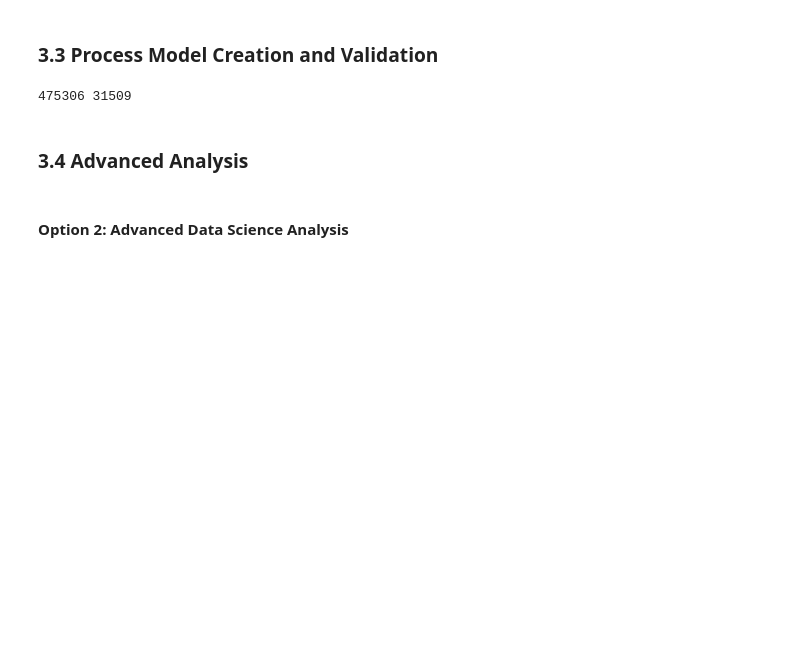
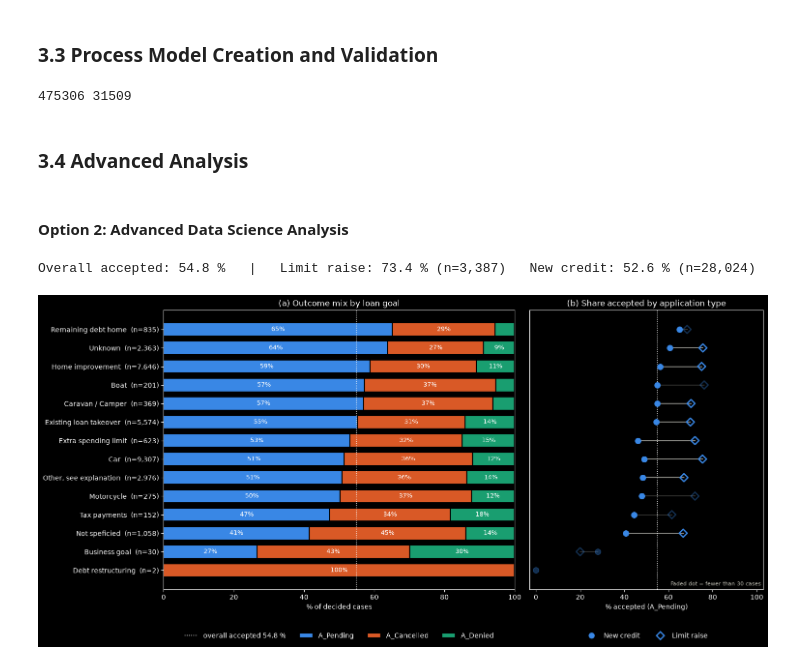
Before and after one commit to M1l3na24/First-Assignment-BPPSO-WS26-27, a Jupyter notebook: assignmentI.ipynb, the cells around one changed output. Cells and saved outputs as stored; diff of their text form; code cells hidden in the pictures; blank space fills up the shorter version.

```diff
--- a/assignmentI.ipynb
+++ b/assignmentI.ipynb
@@ -444,3 +604,80 @@ print(len(log), log["case:concept:name"].nunique())
 ### **3.4 Advanced Analysis**
 # %% [markdown]
 #### Option 2: Advanced Data Science Analysis
+# %%
+# %% Additional statistic 2: outcome by loan goal, split by application type
+OUT = ["A_Pending", "A_Cancelled", "A_Denied"]
+COL = {"A_Pending": "#3987e5", "A_Cancelled": "#d95926", "A_Denied": "#199e70"}   # same colours as the duration figure
+FADE_BELOW = 30   # dots based on fewer cases than this are drawn faded (small sample)
+
+d = cases[cases["outcome"].isin(OUT)].copy()          # only decided cases
+d["accepted"] = d["outcome"].eq("A_Pending")
+
+d["goal"] = d["loan_goal"]                           # every loan goal gets its own row
+
+# table: outcome mix + acceptance rate per application type
+mix = pd.crosstab(d["goal"], d["outcome"], normalize="index")[OUT] * 100
+by_app = d.groupby(["goal", "app_type"])["accepted"].agg(["mean", "size"]).unstack("app_type")
+tab = mix.assign(n=d["goal"].value_counts())
+tab["accepted_new_credit"]  = by_app[("mean", "New credit")] * 100
+tab["accepted_limit_raise"] = by_app[("mean", "Limit raise")] * 100
+tab["share_limit_raise"]    = by_app[("size", "Limit raise")] / tab["n"] * 100
+tab = tab.sort_values("A_Pending")                    # lowest acceptance first -> highest ends up on topdisplay(tab.round(1))
+
+overall = d["accepted"].mean() * 100
+by_type = d.groupby("app_type")["accepted"].agg(["mean", "size"])
+print(f"Overall accepted: {overall:.1f} %   |   " +
+      "   ".join(f"{k}: {r['mean']*100:.1f} % (n={int(r['size']):,})" for k, r in by_type.iterrows()))
+
+# figure
+plt.style.use("dark_background")
+fig, (ax1, ax2) = plt.subplots(1, 2, figsize=(16, 7.5), sharey=True,
+                               gridspec_kw={"width_ratios": [1.5, 1], "wspace": 0.05})
+y = np.arange(len(tab))
+labels = [f"{g}  (n={int(n):,})" for g, n in zip(tab.index, tab["n"])]
+
+# (a) 100 % stacked bars: outcome mix per loan goal
+left = np.zeros(len(tab))
+for o in OUT:
+    ax1.barh(y, tab[o], left=left, color=COL[o], height=0.72, label=o, edgecolor="black", linewidth=1.5)
+    for yi, (l, w) in enumerate(zip(left, tab[o])):
+        if w >= 8:
+            ax1.text(l + w / 2, yi, f"{w:.0f}%", ha="center", va="center", fontsize=9, color="white")
+    left += tab[o].values
+ax1.axvline(overall, color="white", linestyle=":", linewidth=1.2, label=f"overall accepted {overall:.1f} %")
+ax1.set(xlim=(0, 100), xlabel="% of decided cases", title="(a) Outcome mix by loan goal")
+ax1.set_yticks(y)
+ax1.set_yticklabels(labels)
+ax1.legend(loc="lower center", bbox_to_anchor=(0.5, -0.2), ncol=4, frameon=False)
+
+# (b) share accepted, split by application type (dumbbell)
+for yi, g in enumerate(tab.index):
+    nc, lr = tab.loc[g, "accepted_new_credit"], tab.loc[g, "accepted_limit_raise"]
+    n_lr = by_app.loc[g, ("size", "Limit raise")]
+    n_nc = by_app.loc[g, ("size", "New credit")]
+    show_lr = pd.notna(lr)                            # no Limit raise cases for a goal -> no diamond
+    show_nc = pd.notna(nc)
+    a_lr = 1.0 if show_lr and n_lr >= FADE_BELOW else 0.35
+    a_nc = 1.0 if show_nc and n_nc >= FADE_BELOW else 0.35
+    if show_lr and show_nc:
+        ax2.plot([nc, lr], [yi, yi], color="#8a8a85", linewidth=1.5, alpha=min(a_lr, a_nc), zorder=1)
+    if show_lr:
+        ax2.scatter(lr, yi, marker="D", s=70, facecolors="none", edgecolors=COL["A_Pending"],
+                    linewidths=2, alpha=a_lr, zorder=3)
+    if show_nc:
+        ax2.scatter(nc, yi, marker="o", s=70, color=COL["A_Pending"], alpha=a_nc, zorder=3)
+ax2.axvline(overall, color="white", linestyle=":", linewidth=1.2)
+ax2.set(xlim=(-3, 103), xlabel="% accepted (A_Pending)", title="(b) Share accepted by application type")
+ax2.tick_params(axis="y", left=False)
+from matplotlib.lines import Line2D
+handles = [Line2D([], [], marker="o", linestyle="", markersize=8, color=COL["A_Pending"], label="New credit"),
+           Line2D([], [], marker="D", linestyle="", markersize=8, markerfacecolor="none",
+                  markeredgecolor=COL["A_Pending"], markeredgewidth=2, label="Limit raise")]
+ax2.legend(handles=handles, loc="lower center", bbox_to_anchor=(0.5, -0.2), ncol=2, frameon=False)
+ax2.text(0.99, 0.01, f"Faded dot = fewer than {FADE_BELOW} cases", transform=ax2.transAxes,
+         ha="right", va="bottom", fontsize=8, color="#c3c2b7")
+
+plt.show()
+# %% [output]
+Overall accepted: 54.8 %   |   Limit raise: 73.4 % (n=3,387)   New credit: 52.6 % (n=28,024)
+[figure, added]
```
Also changed, not shown: parts of 8 cells of this notebook.
